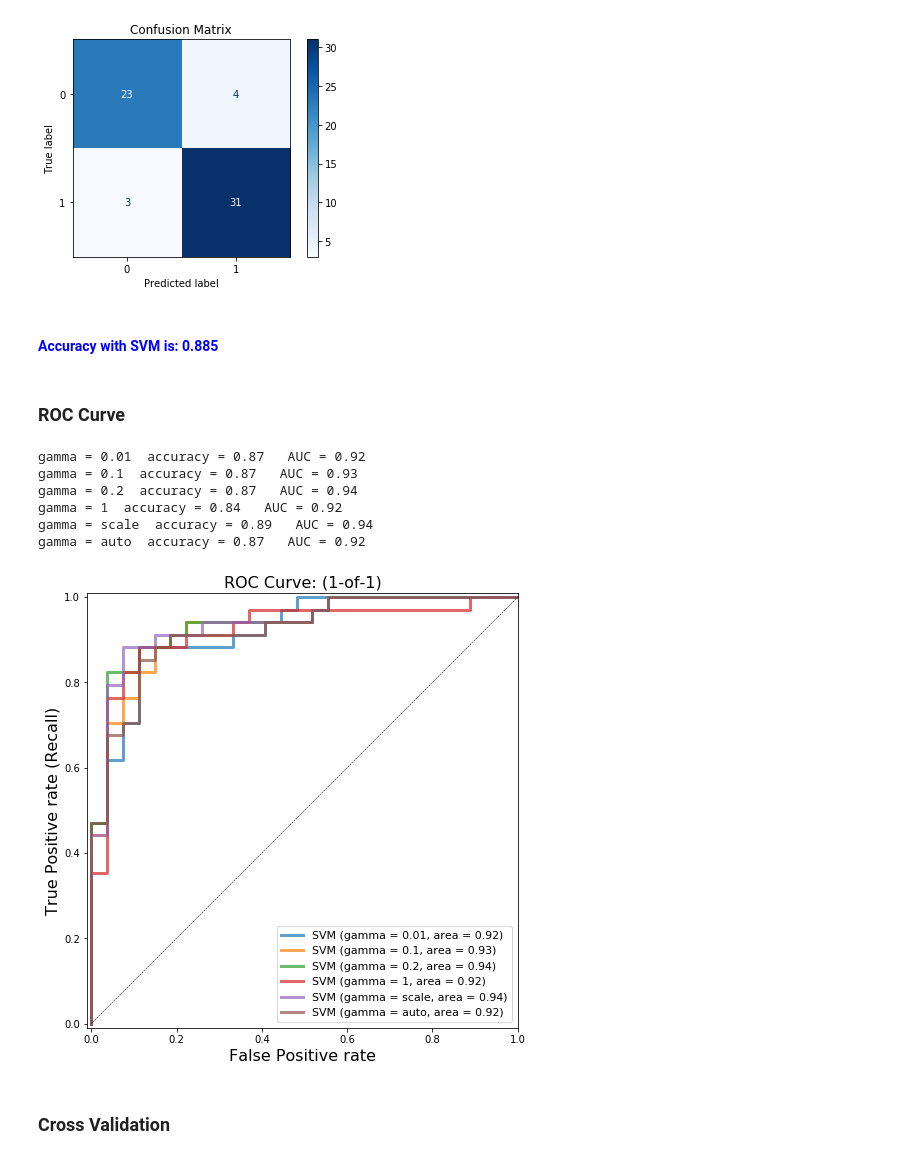
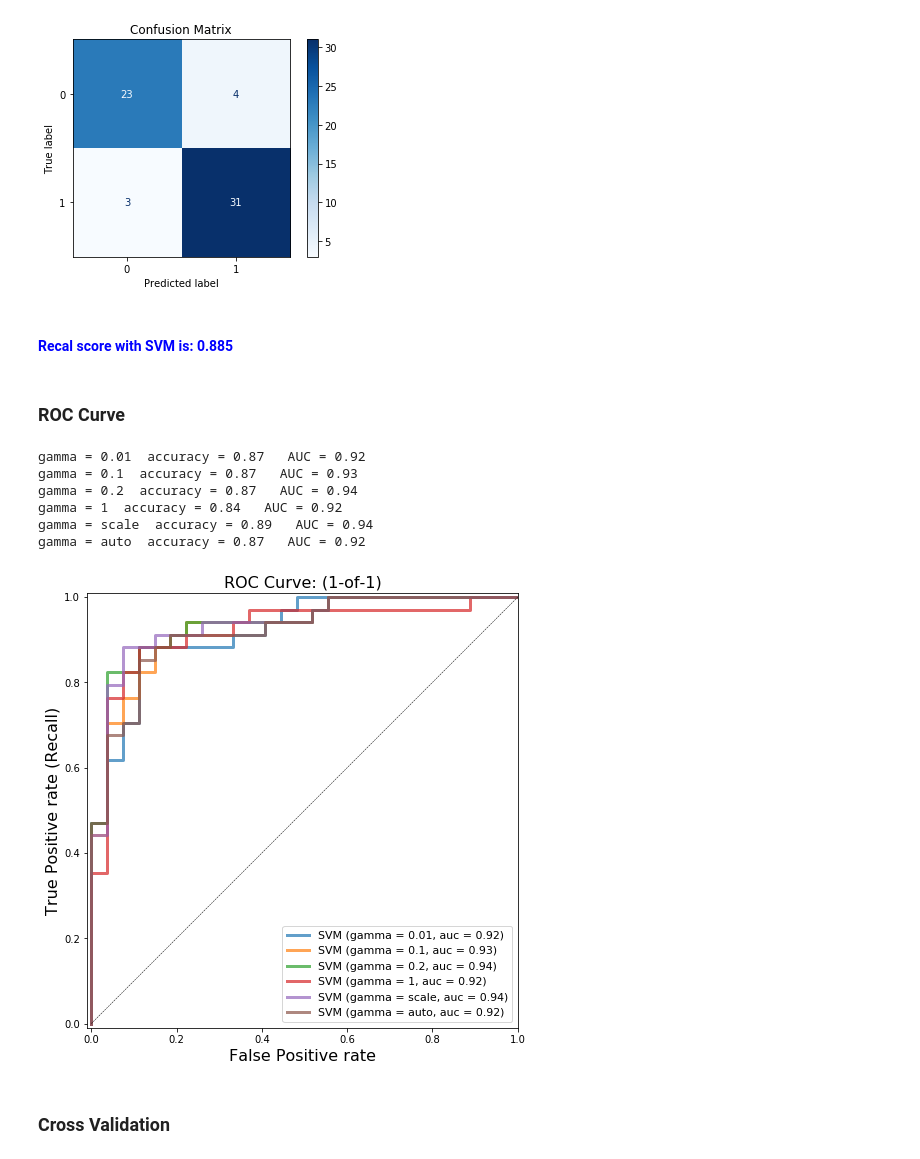
Before and after one commit to SonerAbay/heart-disease-detection, a Jupyter notebook: heart_disease.ipynb, the cells around one changed output. Cells and saved outputs as stored; diff of their text form; code cells hidden in the pictures.

```diff
--- a/heart_disease.ipynb
+++ b/heart_disease.ipynb
@@ -213,7 +213,7 @@ plt.show()
 # %% [output]
 [figure]
 # %% [markdown]
-#### <span style="color:blue">Accuracy with SVM is: **0.885** </span>
+#### <span style="color:blue">Recal score with SVM is: **0.885** </span>
 # %% [markdown]
 ### ROC Curve
 # %%
@@ -221,35 +221,35 @@ from matplotlib import cm
 from sklearn.metrics import roc_curve, auc
 
 plt.figure(figsize = (15,8))
 plt.xlim([-0.01, 1.00])
 plt.ylim([-0.01, 1.01])
 for g in [0.01, 0.1, 0.20, 1, 'scale', 'auto']:
     svm = SVC(gamma=g).fit(X_train, y_train)
     y_score_svm = svm.decision_function(X_test)
     fpr_svm, tpr_svm, _ = roc_curve(y_test, y_score_svm)
     roc_auc_svm = auc(fpr_svm, tpr_svm)
     accuracy_svm = svm.score(X_test, y_test)
     print("gamma = {}  accuracy = {:.2f}   AUC = {:.2f}".format(g, accuracy_svm,
                                                                     roc_auc_svm))
     plt.plot(fpr_svm, tpr_svm, lw=3, alpha=0.7,
-             label='SVM (gamma = {}, area = {:0.2f})'.format(g, roc_auc_svm))
+             label='SVM (gamma = {}, auc = {:0.2f})'.format(g, roc_auc_svm))
 
 plt.xlabel('False Positive rate', fontsize=16)
 plt.ylabel('True Positive rate (Recall)', fontsize=16)
 plt.plot([0, 1], [0, 1], color='k', lw=0.5, linestyle='--')
 plt.legend(loc="lower right", fontsize=11)
 plt.title('ROC Curve: (1-of-1)', fontsize=16)
 plt.axes().set_aspect('equal')
 
 plt.show()
 # %% [output]
 gamma = 0.01  accuracy = 0.87   AUC = 0.92
 gamma = 0.1  accuracy = 0.87   AUC = 0.93
 gamma = 0.2  accuracy = 0.87   AUC = 0.94
 gamma = 1  accuracy = 0.84   AUC = 0.92
 gamma = scale  accuracy = 0.89   AUC = 0.94
 gamma = auto  accuracy = 0.87   AUC = 0.92
-[figure, old version]
+[figure, new version]
 # %% [markdown]
 ### Cross Validation
 # %%
```
Also changed, not shown: parts of 8 cells of this notebook.
